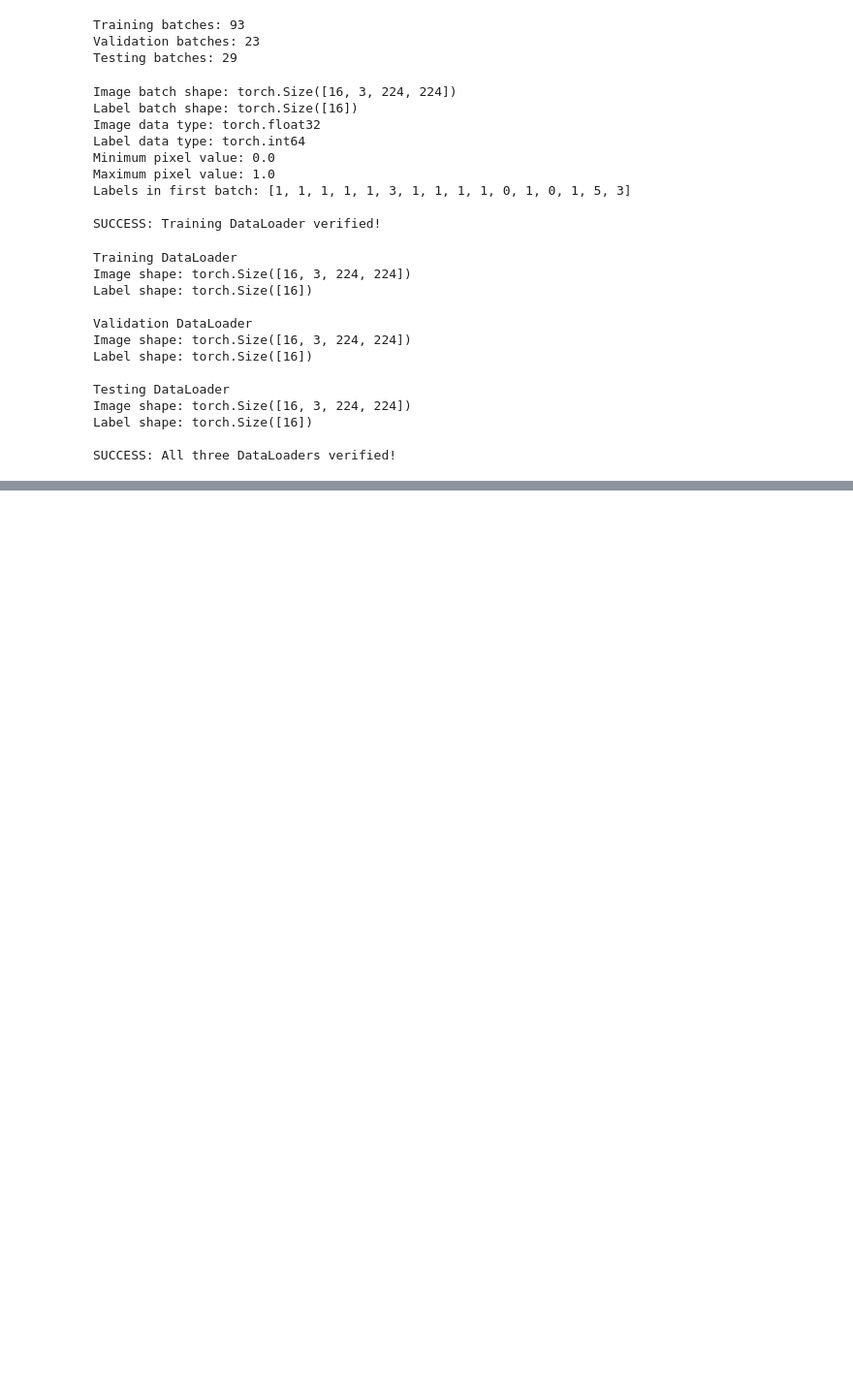
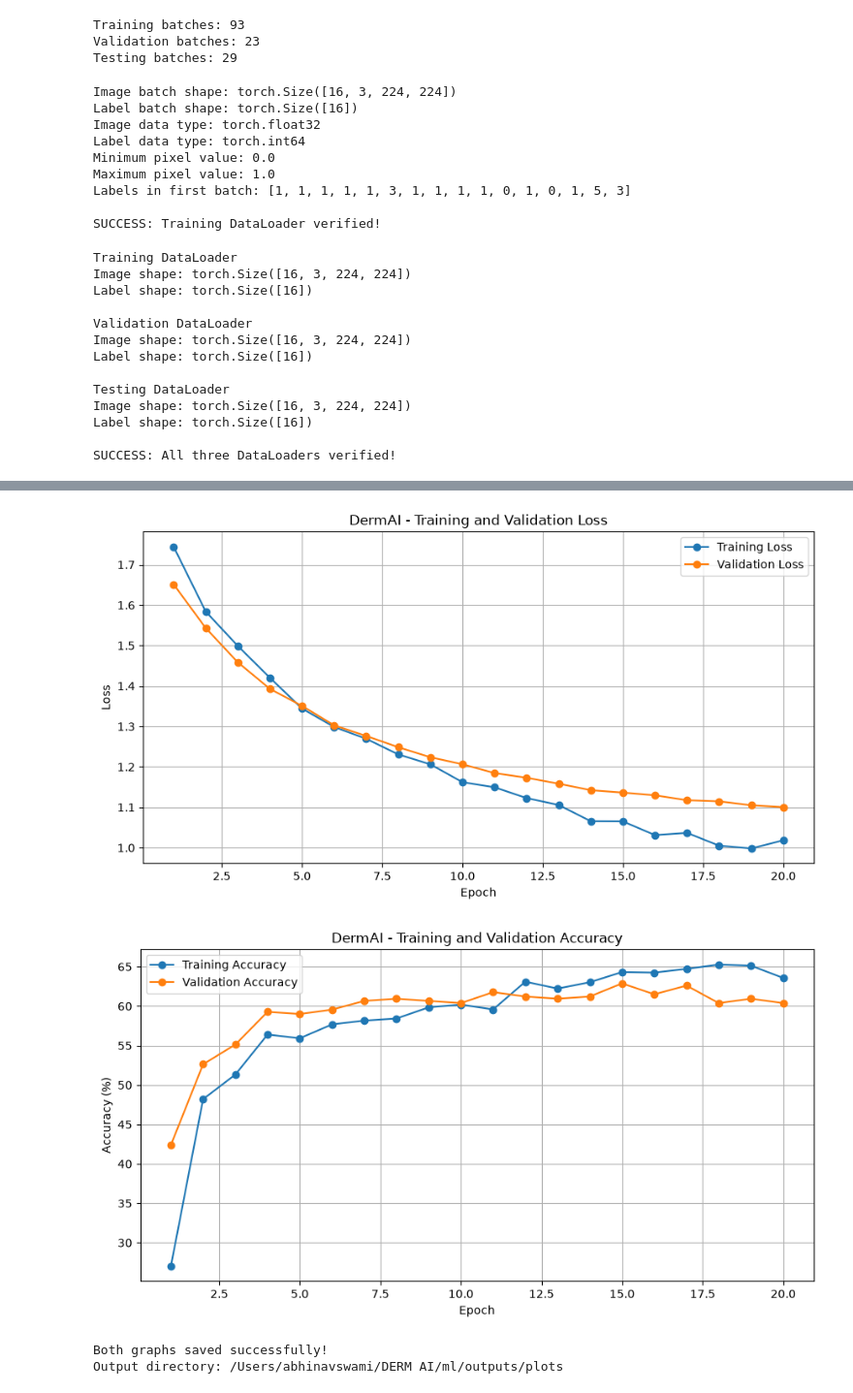
Before and after one commit to AbhinavSwami1/DermAI, a Jupyter notebook: ml/notebooks/01_dataset_audit.ipynb, the cells around one changed output, grey strips where cells are left out. Shown at 97% size. Drawn from its saved outputs; the diff is of its cells as text; code cells hidden in the pictures; blank space fills up the shorter version.

```diff
--- a/ml/notebooks/01_dataset_audit.ipynb
+++ b/ml/notebooks/01_dataset_audit.ipynb
@@ -2464,0 +3581,58 @@ SUCCESS: All three DataLoaders verified!
+# %%
+# STEP 49: TRAINING HISTORY GRAPHS
+
+import matplotlib.pyplot as plt
+from pathlib import Path
+
+epochs = range(1, len(history["train_loss"]) + 1)
+
+# Loss graph
+plt.figure(figsize=(9, 5))
+plt.plot(epochs, history["train_loss"], marker="o", label="Training Loss")
+plt.plot(epochs, history["val_loss"], marker="o", label="Validation Loss")
+
+plt.title("DermAI - Training and Validation Loss")
+plt.xlabel("Epoch")
+plt.ylabel("Loss")
+plt.legend()
+plt.grid(True)
+plt.tight_layout()
+
+output_dir = PROJECT_ROOT / "ml" / "outputs" / "plots"
+output_dir.mkdir(parents=True, exist_ok=True)
+
+plt.savefig(output_dir / "mobilenet_loss_curve.png", dpi=300)
+plt.show()
+
+# Accuracy graph
+plt.figure(figsize=(9, 5))
+plt.plot(
+    epochs,
+    [x * 100 for x in history["train_accuracy"]],
+    marker="o",
+    label="Training Accuracy"
+)
+plt.plot(
+    epochs,
+    [x * 100 for x in history["val_accuracy"]],
+    marker="o",
+    label="Validation Accuracy"
+)
+
+plt.title("DermAI - Training and Validation Accuracy")
+plt.xlabel("Epoch")
+plt.ylabel("Accuracy (%)")
+plt.legend()
+plt.grid(True)
+plt.tight_layout()
+
+plt.savefig(output_dir / "mobilenet_accuracy_curve.png", dpi=300)
+plt.show()
+
+print("Both graphs saved successfully!")
+print("Output directory:", output_dir)
+# %% [output]
+[figure, added]
+[figure, added]
+Both graphs saved successfully!
+Output directory: /Users/abhinavswami/DERM AI/ml/outputs/plots
```
Also changed, not shown: parts of 25 cells of this notebook, 9 other files.
